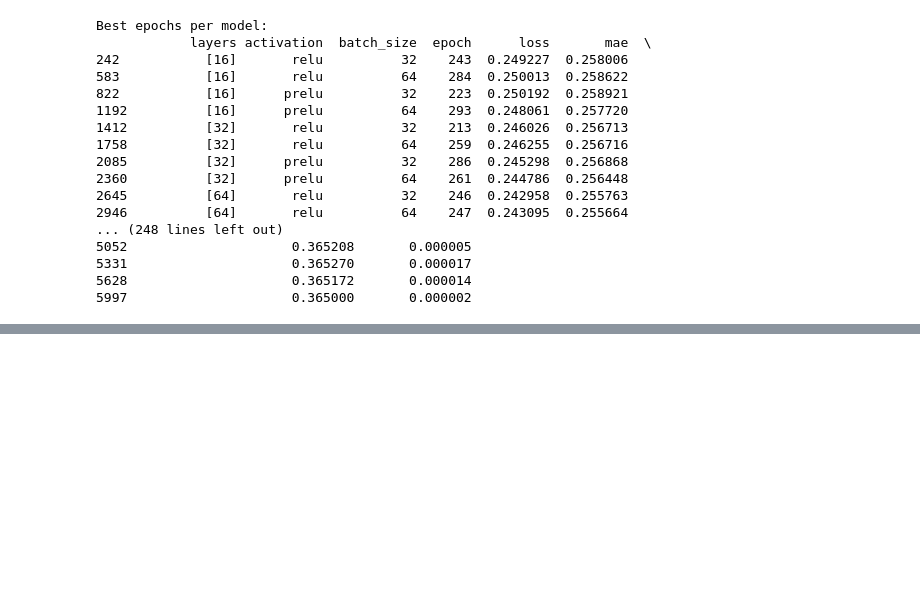
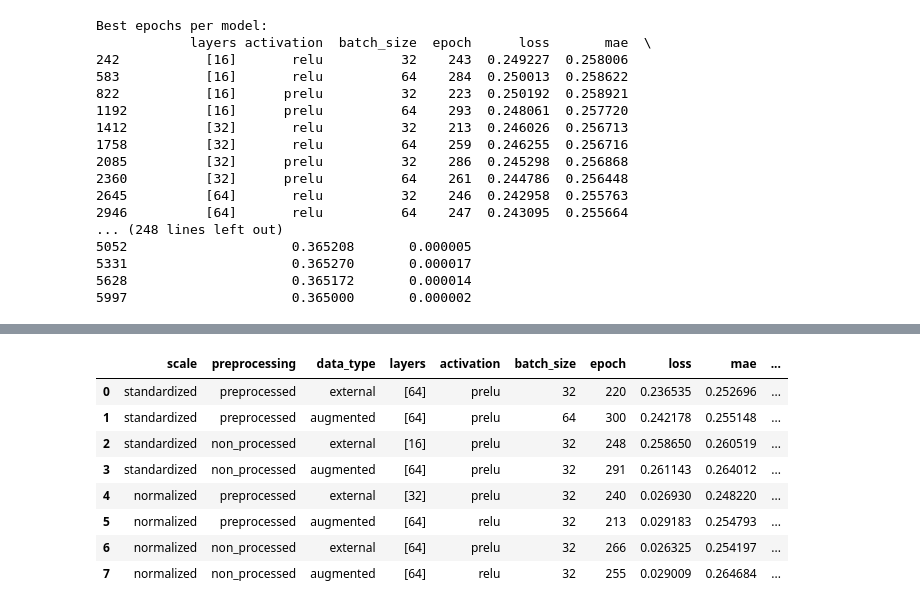
Before and after one commit to woaine/calcifer, a Jupyter notebook: notebooks/mda.ipynb, the cells around one changed output, grey strips where cells are left out. Cells and saved outputs as stored; diff of their text form; code cells hidden in the pictures; blank space fills up the shorter version.

Commit message:
chore: implement a selection of the best models out from the optimal models

```diff
--- a/notebooks/mda.ipynb
+++ b/notebooks/mda.ipynb
@@ -44,7 +44,7 @@ for (scale, preprocessing, data_type) in product(['standardized', 'normalized'],
     print("Best epochs per model:")
     print(optimal_models)
 
-    optimal_models.to_csv(f"../reports/results/training/{scale}/non_engineered/{preprocessing}/{data_type}/optimal_models.csv", index=False)
+    # optimal_models.to_csv(f"../reports/results/training/{scale}/non_engineered/{preprocessing}/{data_type}/optimal_models.csv", index=False)
 # %% [output]
 Best epochs per model:
             layers activation  batch_size  epoch      loss       mae  \
@@ -72,7 +72,7 @@ for (scale, preprocessing, data_type) in product(['standardized', 'normalized'],
     print("Best epochs per model:")
     print(optimal_models)
 
-    optimal_models.to_csv(f"../reports/results/training/{scale}/non_engineered/{preprocessing}/{data_type}/optimal_models.csv", index=False)
+    # optimal_models.to_csv(f"../reports/results/training/{scale}/non_engineered/{preprocessing}/{data_type}/optimal_models.csv", index=False)
 # %% [output]
 Best epochs per model:
             layers activation  batch_size  epoch      loss       mae  \
@@ -93,0 +96,20 @@ Best epochs per model:
+# %%
+from itertools import product
+
+best_models = []
+
+for (scale, preprocessing, data_type) in product(['standardized', 'normalized'],
+                                                  ['preprocessed', 'non_processed'],
+                                                  ['external', 'augmented']):
+    df = load_data(
+        f"../reports/results/training/{scale}/non_engineered/{preprocessing}/{data_type}/cv_history.csv",
+        scale + ' ' + preprocessing + ' ' + data_type
+    )
+
+    best_row = df.iloc[df['val_loss'].idxmin()].to_dict()
+    best_row = {'scale': scale, 'preprocessing': preprocessing, 'data_type': data_type, **best_row}
+
+    best_models.append(best_row)
+
+# Create final DataFrame
+best_models = pd.DataFrame(best_models)
@@ -93,0 +125,12 @@ Best epochs per model:
+# %%
+best_models
+# %% [output]
+|  | scale | preprocessing | data_type | layers | activation | batch_size | epoch | loss | mae | ... |
+| 0 | standardized | preprocessed | external | [64] | prelu | 32 | 220 | 0.236535 | 0.252696 | ... |
+| 1 | standardized | preprocessed | augmented | [64] | prelu | 64 | 300 | 0.242178 | 0.255148 | ... |
+| 2 | standardized | non_processed | external | [16] | prelu | 32 | 248 | 0.258650 | 0.260519 | ... |
+| 3 | standardized | non_processed | augmented | [64] | prelu | 32 | 291 | 0.261143 | 0.264012 | ... |
+| 4 | normalized | preprocessed | external | [32] | prelu | 32 | 240 | 0.026930 | 0.248220 | ... |
+| 5 | normalized | preprocessed | augmented | [64] | relu | 32 | 213 | 0.029183 | 0.254793 | ... |
+| 6 | normalized | non_processed | external | [64] | prelu | 32 | 266 | 0.026325 | 0.254197 | ... |
+| 7 | normalized | non_processed | augmented | [64] | relu | 32 | 255 | 0.029009 | 0.264684 | ... |
```
Also changed, not shown: parts of 3 cells of this notebook.
